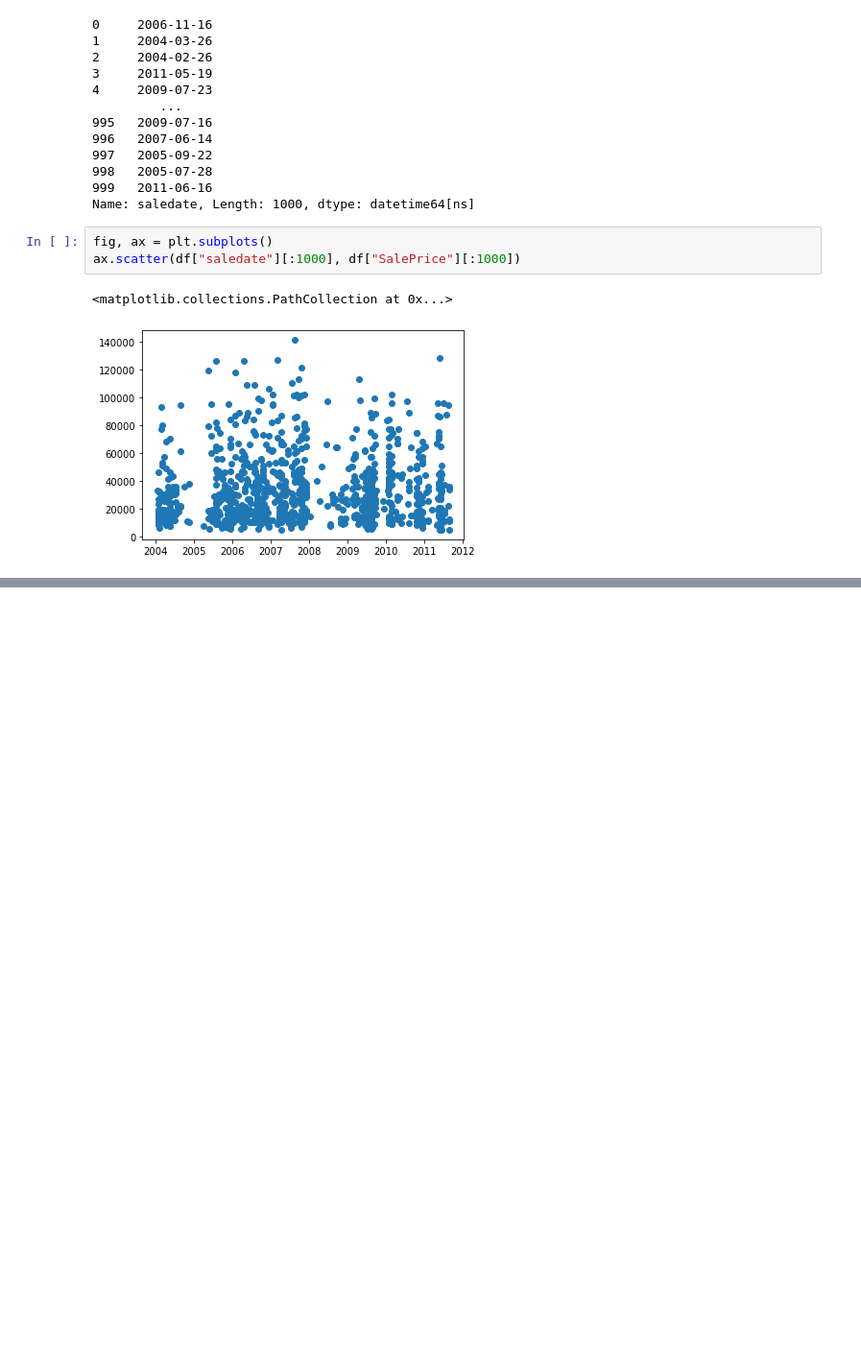
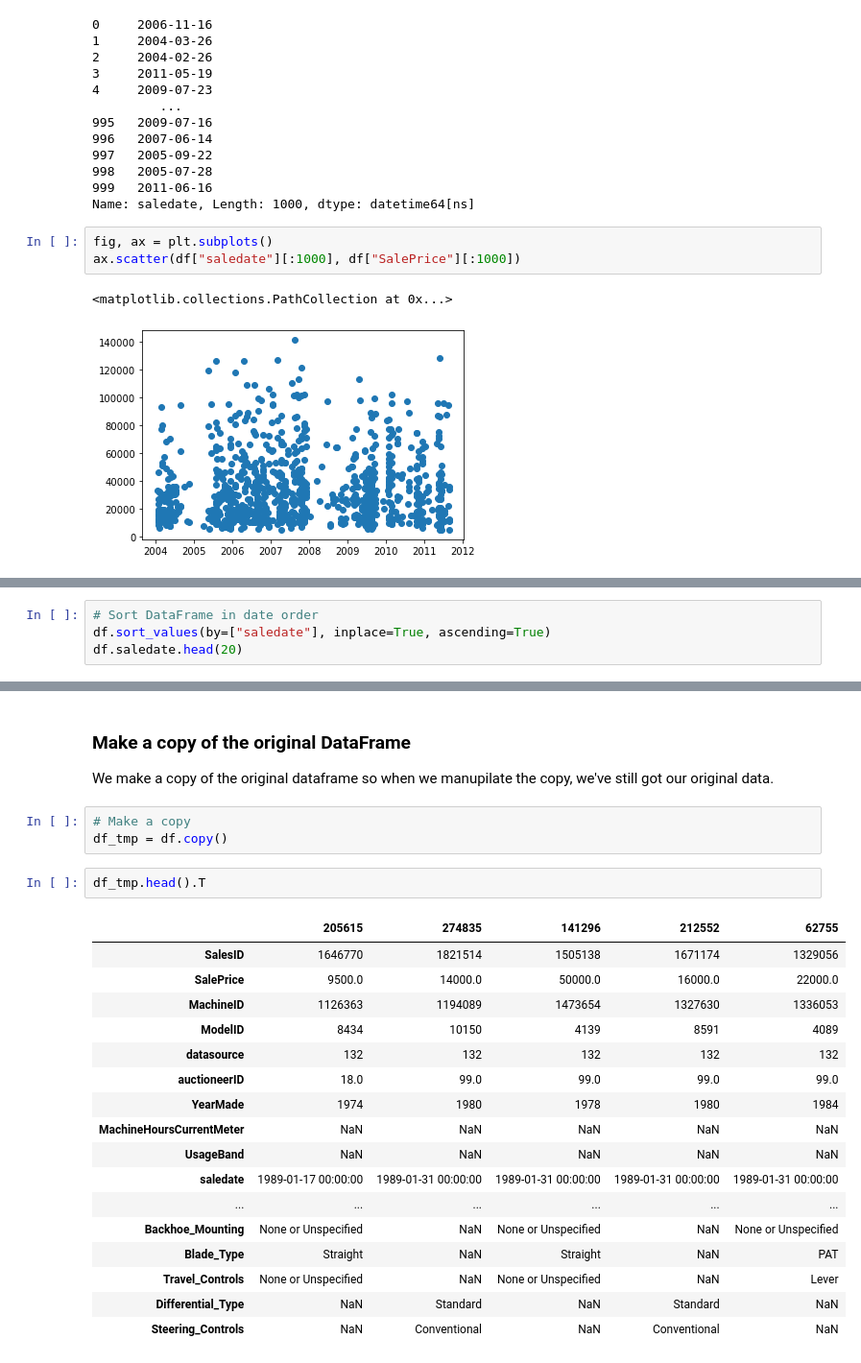
Before and after one commit to Machine-Learning-for-good/bulldozer-price-prediction-project, a Jupyter notebook: End-to-end-Bulldozer-Price-Regression.ipynb, the cells around one changed output, grey strips where cells are left out. Shown at 96% size. Drawn from its saved outputs; the diff is of its cells as text; blank space fills up the shorter version.

Commit message:
Explore our data 2

```diff
--- a/End-to-end-Bulldozer-Price-Regression.ipynb
+++ b/End-to-end-Bulldozer-Price-Regression.ipynb
@@ -134,0 +189,4 @@ ax.scatter(df["saledate"][:1000], df["SalePrice"][:1000])
+# %%
+# Sort DataFrame in date order
+df.sort_values(by=["saledate"], inplace=True, ascending=True)
+df.saledate.head(20)
@@ -134,0 +211,27 @@ ax.scatter(df["saledate"][:1000], df["SalePrice"][:1000])
+# %% [markdown]
+### Make a copy of the original DataFrame
+
+We make a copy of the original dataframe so when we manupilate the copy, we've still got our original data.
+# %%
+# Make a copy
+df_tmp = df.copy()
+# %%
+df_tmp.head().T
+# %% [output]
+|  | 205615 | 274835 | 141296 | 212552 | 62755 |
+| SalesID | 1646770 | 1821514 | 1505138 | 1671174 | 1329056 |
+| SalePrice | 9500.0 | 14000.0 | 50000.0 | 16000.0 | 22000.0 |
+| MachineID | 1126363 | 1194089 | 1473654 | 1327630 | 1336053 |
+| ModelID | 8434 | 10150 | 4139 | 8591 | 4089 |
+| datasource | 132 | 132 | 132 | 132 | 132 |
+| auctioneerID | 18.0 | 99.0 | 99.0 | 99.0 | 99.0 |
+| YearMade | 1974 | 1980 | 1978 | 1980 | 1984 |
+| MachineHoursCurrentMeter | NaN | NaN | NaN | NaN | NaN |
+| UsageBand | NaN | NaN | NaN | NaN | NaN |
+| saledate | 1989-01-17 00:00:00 | 1989-01-31 00:00:00 | 1989-01-31 00:00:00 | 1989-01-31 00:00:00 | 1989-01-31 00:00:00 |
+| ... | ... | ... | ... | ... | ... |
+| Backhoe_Mounting | None or Unspecified | NaN | None or Unspecified | NaN | None or Unspecified |
+| Blade_Type | Straight | NaN | Straight | NaN | PAT |
+| Travel_Controls | None or Unspecified | NaN | None or Unspecified | NaN | Lever |
+| Differential_Type | NaN | Standard | NaN | Standard | NaN |
+| Steering_Controls | NaN | Conventional | NaN | Conventional | NaN |
```
Also changed, not shown: parts of 5 cells of this notebook.
